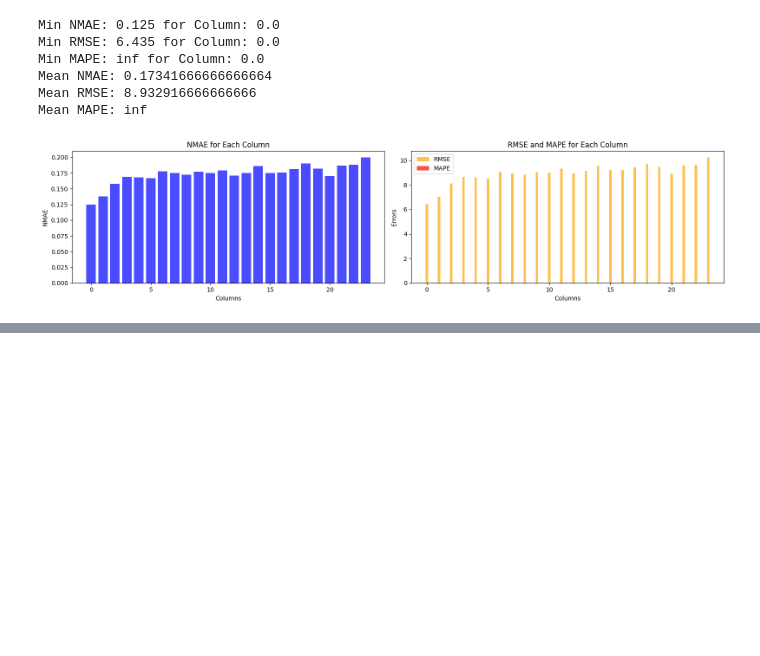
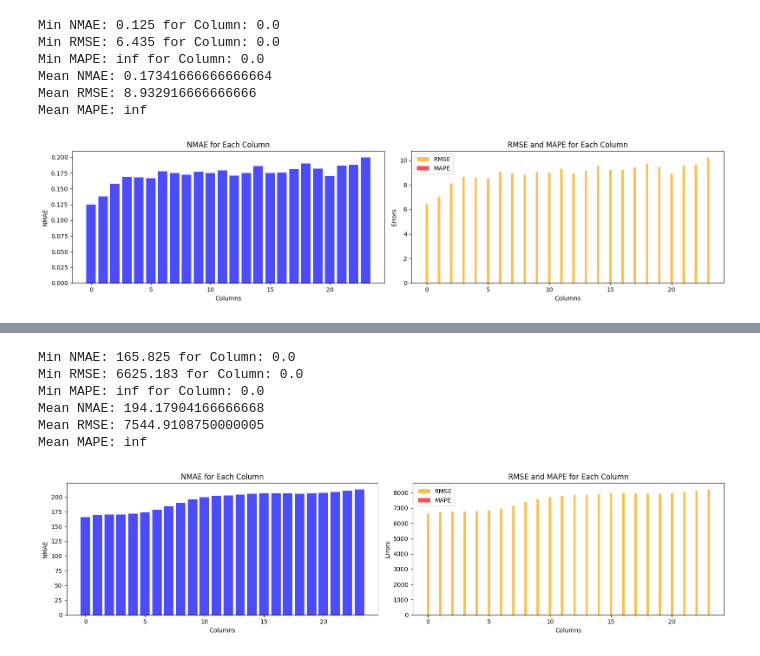
Before and after one commit to GiovanniPerri23/master_thesis, a Jupyter notebook: notebooks_try/vanilla_transformers.ipynb, the cells around one changed output, grey strips where cells are left out. Saved outputs shown, nothing was run; the diff lists cells and outputs as text; code cells hidden in the pictures; blank space fills up the shorter version.

```diff
--- a/notebooks_try/vanilla_transformers.ipynb
+++ b/notebooks_try/vanilla_transformers.ipynb
@@ -436,0 +613,3 @@ Mean MAPE: inf
+# %%
+forecast_ed1 = model_e1d1.predict(X_test)
+forecast_ed2 = model_e2d2.predict(X_test)
@@ -436,0 +619,16 @@ Mean MAPE: inf
+# %%
+forecast_ed1[:,:,0]=y_sc.inverse_transform(forecast_ed1[:,:,0])
+forecast_ed2[:,:,0]=y_sc.inverse_transform(forecast_ed2[:,:,0])
+
+# life hack: ctrl + d per selezionare tutte le occorrenze di un determinato carattere
+# %%
+lstm2_table = evaluate_and_plot_timeseries(y_test_inv, forecast_ed1[:,:,0], show_plot=False)
+plot_error_metrics_barchart(lstm2_table)
+# %% [output]
+Min NMAE: 165.825 for Column: 0.0
+Min RMSE: 6625.183 for Column: 0.0
+Min MAPE: inf for Column: 0.0
+Mean NMAE: 194.17904166666668
+Mean RMSE: 7544.9108750000005
+Mean MAPE: inf
+[figure, added]
```
Also changed, not shown: parts of 26 cells of this notebook, 7 other files.
